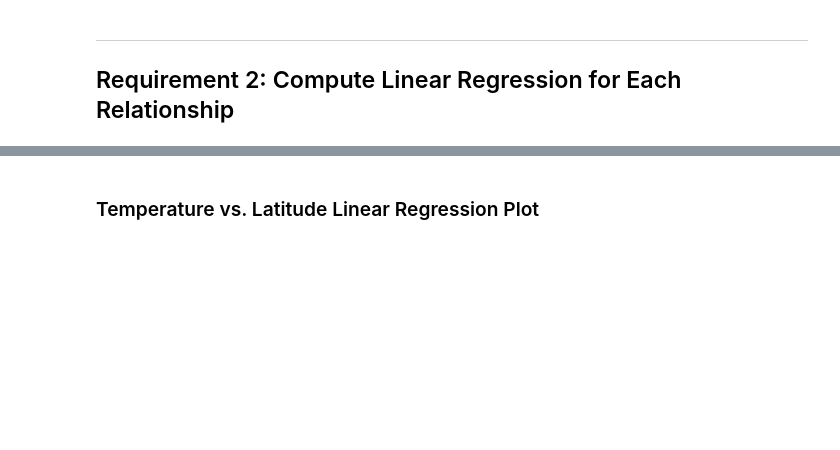
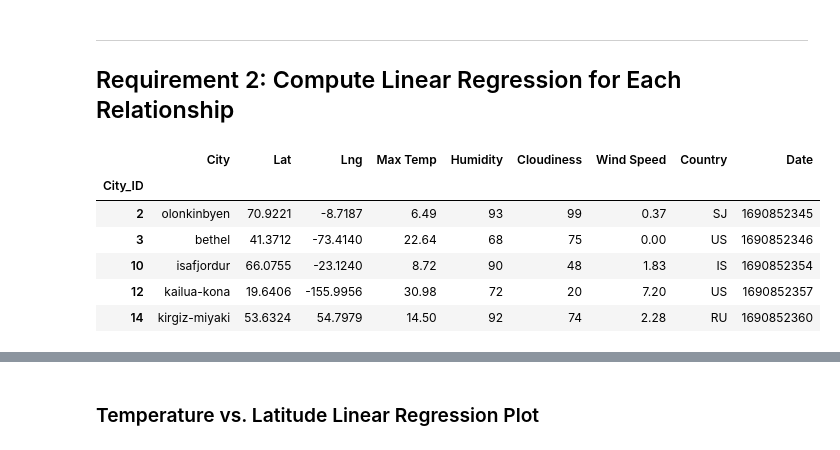
Before and after one commit to digital-buddha42/python-api-challenge, a Jupyter notebook: WeatherPy/WeatherPy-homework.ipynb, the cells around one changed output, grey strips where cells are left out. Cells and saved outputs as stored; diff of their text form; code cells hidden in the pictures; blank space fills up the shorter version.

```diff
--- a/WeatherPy/WeatherPy-homework.ipynb
+++ b/WeatherPy/WeatherPy-homework.ipynb
@@ -280,8 +281,16 @@ plt.show()
 # %%
 # Create a DataFrame with the Northern Hemisphere data (Latitude >= 0)
-# YOUR CODE HERE
+northern_hemi_df = city_data_df.loc[city_data_df['Lat'] >= 0]
 
 # Display sample data
 northern_hemi_df.head()
+# %% [output]
+|  | City | Lat | Lng | Max Temp | Humidity | Cloudiness | Wind Speed | Country | Date |
+| City_ID |  |  |  |  |  |  |  |  |  |
+| 2 | olonkinbyen | 70.9221 | -8.7187 | 6.49 | 93 | 99 | 0.37 | SJ | 1690852345 |
+| 3 | bethel | 41.3712 | -73.4140 | 22.64 | 68 | 75 | 0.00 | US | 1690852346 |
+| 10 | isafjordur | 66.0755 | -23.1240 | 8.72 | 90 | 48 | 1.83 | IS | 1690852354 |
+| 12 | kailua-kona | 19.6406 | -155.9956 | 30.98 | 72 | 20 | 7.20 | US | 1690852357 |
+| 14 | kirgiz-miyaki | 53.6324 | 54.7979 | 14.50 | 92 | 74 | 2.28 | RU | 1690852360 |
 # %%
 # Create a DataFrame with the Southern Hemisphere data (Latitude < 0)
```
Also changed, not shown: parts of 14 cells of this notebook, 6 other files.
